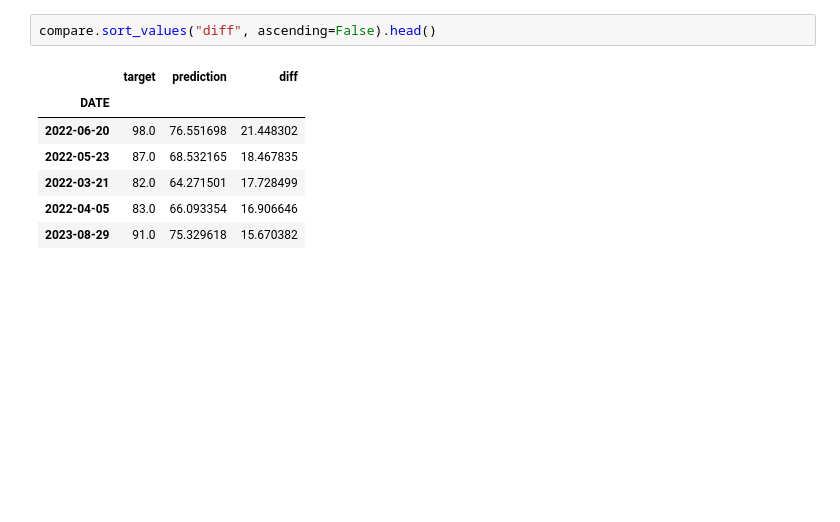
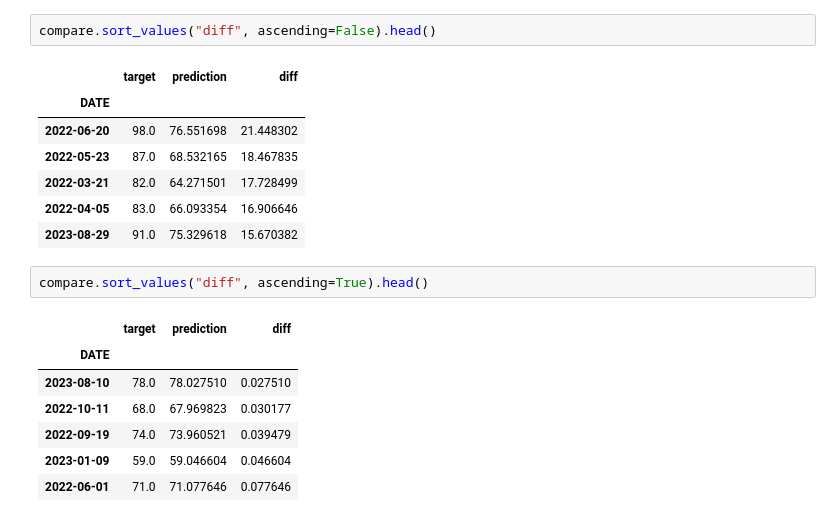
Before and after one commit to wacsvn/sfoWeatherPredictor, a Jupyter notebook: weatherPredictor.ipynb, the cells around one changed output. Cells and saved outputs as stored; diff of their text form; blank space fills up the shorter version.

```diff
--- a/weatherPredictor.ipynb
+++ b/weatherPredictor.ipynb
@@ -399,3 +399,13 @@ compare.sort_values("diff", ascending=False).head()
 | 2022-03-21 | 82.0 | 64.271501 | 17.728499 |
 | 2022-04-05 | 83.0 | 66.093354 | 16.906646 |
 | 2023-08-29 | 91.0 | 75.329618 | 15.670382 |
+# %%
+compare.sort_values("diff", ascending=True).head()
+# %% [output]
+|  | target | prediction | diff |
+| DATE |  |  |  |
+| 2023-08-10 | 78.0 | 78.027510 | 0.027510 |
+| 2022-10-11 | 68.0 | 67.969823 | 0.030177 |
+| 2022-09-19 | 74.0 | 73.960521 | 0.039479 |
+| 2023-01-09 | 59.0 | 59.046604 | 0.046604 |
+| 2022-06-01 | 71.0 | 71.077646 | 0.077646 |
```
Also changed, not shown: parts of 1 cell of this notebook.
